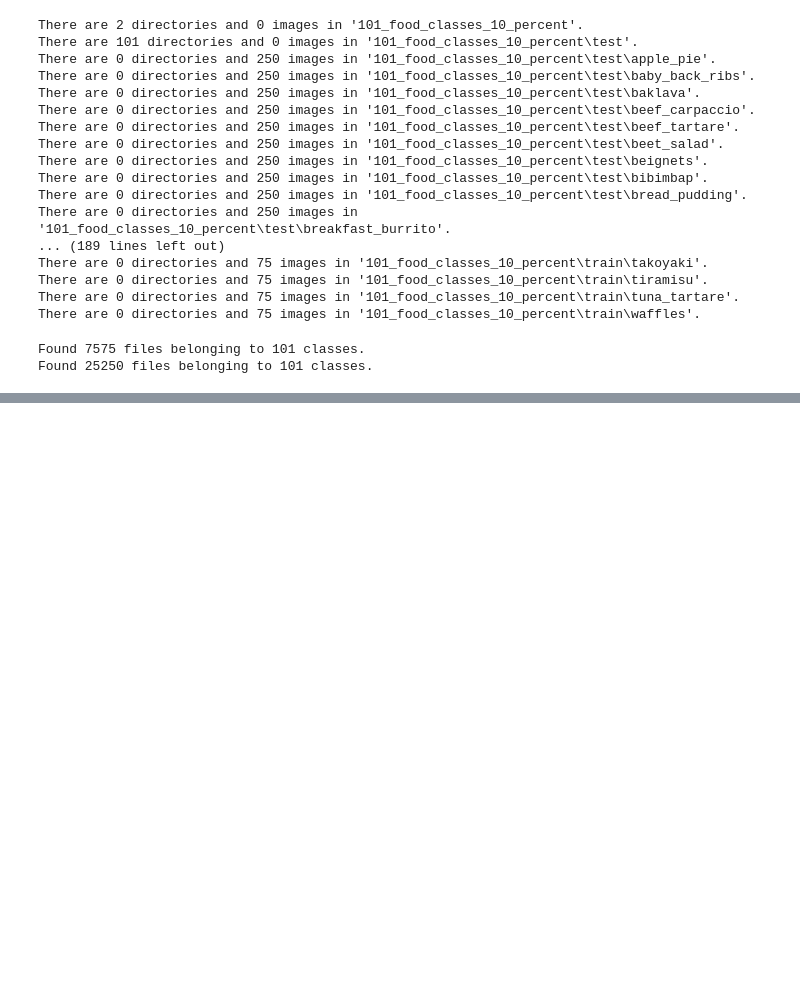
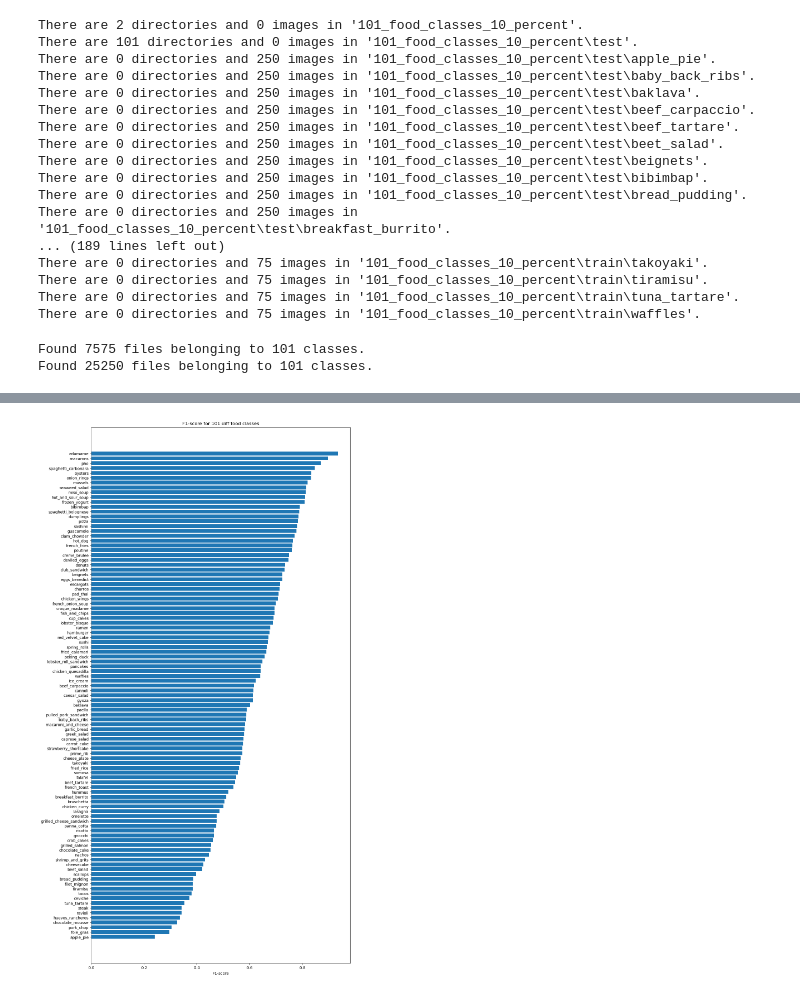
Before and after one commit to vivek11416/tensorFlow, a Jupyter notebook: TransferLearning/Tf_tl_3.ipynb, the cells around one changed output, grey strips where cells are left out. Saved outputs shown, nothing was run; the diff lists cells and outputs as text; code cells hidden in the pictures; blank space fills up the shorter version.

```diff
--- a/TransferLearning/Tf_tl_3.ipynb
+++ b/TransferLearning/Tf_tl_3.ipynb
@@ -211,0 +322,9 @@ loaded_model.evaluate(test_data)
+# %%
+#014 Creating a confusion matrix for our model's 101 different classes
+#get a list of class names
+class_names = test_data.class_names
+make_confusion_matrix(y_true=y_labels,
+                      y_pred=pred_classes,
+                      classes=class_names,
+                      figsize=(100,100),
+                      text_size=20)
@@ -211,0 +357,5 @@ loaded_model.evaluate(test_data)
+# %%
+#get a dict of the classification report
+classification_repot_dict = classification_report(y_true=y_labels,y_pred=pred_classes,output_dict=True)
+classification_repot_dict
+# support is number of samples
@@ -211,0 +380,9 @@ loaded_model.evaluate(test_data)
+# %%
+class_f1_scores = {}
+for k,v in classification_repot_dict.items():
+    if k == "accuracy" : # stop once we get to accuracy key
+        break
+    else:
+        class_f1_scores[class_names[int(k)]] = v["f1-score"]
+
+class_f1_scores
@@ -211,0 +407,5 @@ loaded_model.evaluate(test_data)
+# %%
+# sort dict
+import pandas as pd
+f1_scores = pd.DataFrame({"class_names":list(class_f1_scores.keys()),
+                          "f1-scores":list(class_f1_scores.values())}).sort_values('f1-scores',ascending=False)
@@ -211,0 +428,12 @@ loaded_model.evaluate(test_data)
+# %%
+#016 Plotting our model's F1-scores for each separate class
+import matplotlib.pyplot as plt
+fig, ax = plt.subplots(figsize = (12,25))
+scores = ax.barh(range(len(f1_scores)),f1_scores["f1-scores"].values)
+ax.set_yticks(range(len(f1_scores)))
+ax.set_yticklabels(f1_scores["class_names"])
+ax.set_xlabel("F1-score")
+ax.set_title("F1-score for 101 diff food classes")
+ax.invert_yaxis()
+# %% [output]
+[figure, added]
```
Also changed, not shown: parts of 29 cells of this notebook, 10 other files.
